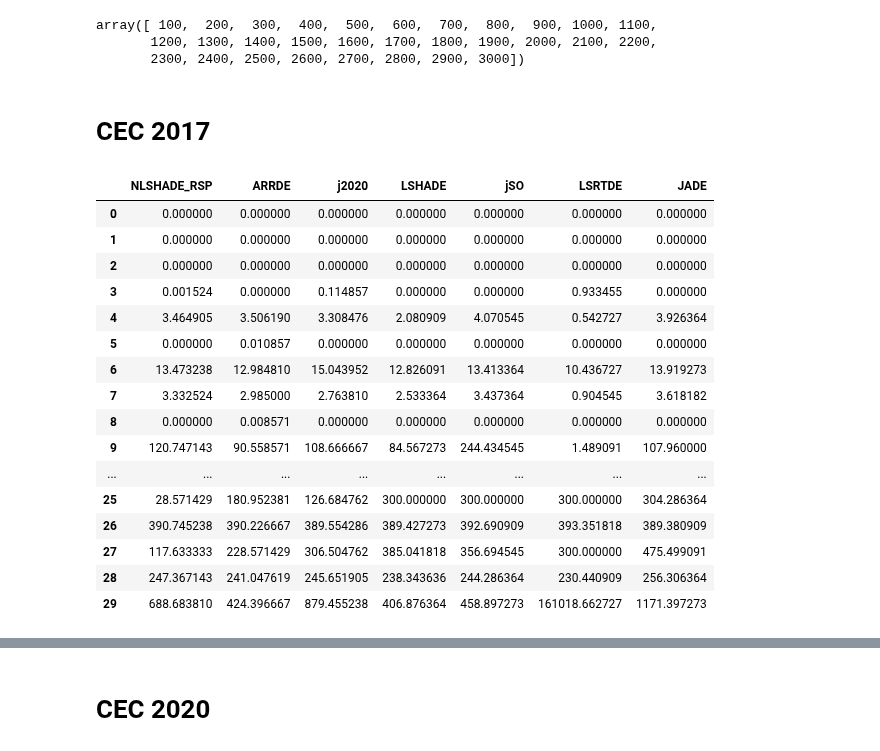
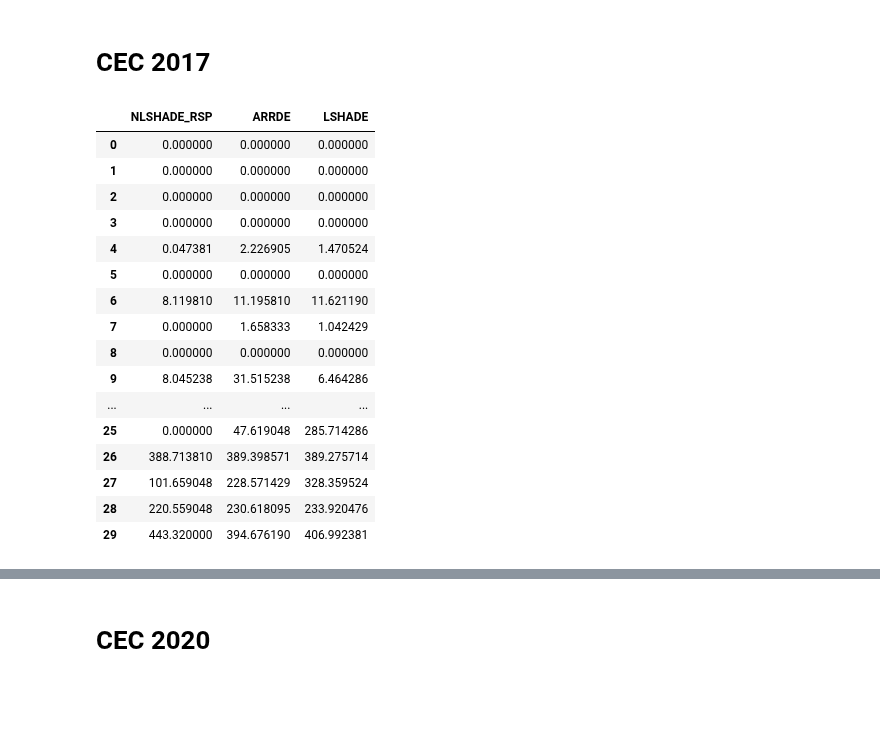
Before and after one commit to khoirulmuzakka/Minion, a Jupyter notebook: examples/cec_comp.ipynb, the cells around one changed output, grey strips where cells are left out. Saved outputs shown, nothing was run; the diff lists cells and outputs as text; code cells hidden in the pictures; blank space fills up the shorter version.

Commit message:
Updated ARRDE

```diff
--- a/examples/cec_comp.ipynb
+++ b/examples/cec_comp.ipynb
@@ -18,54 +18,51 @@ goptimum_cec17 = { i:100*i for i in range(1, 31)}
 goptimum_cec20 = np.array(list(goptimum_cec20.values()))
 goptimum_cec22 = np.array(list(goptimum_cec22.values()))
 goptimum_cec17 = np.array(list(goptimum_cec17.values()))
-goptimum_cec17
+
+resFolder = "./../bin/"
-# %% [output]
-array([ 100,  200,  300,  400,  500,  600,  700,  800,  900, 1000, 1100,
-       1200, 1300, 1400, 1500, 1600, 1700, 1800, 1900, 2000, 2100, 2200,
-       2300, 2400, 2500, 2600, 2700, 2800, 2900, 3000])
 # %% [markdown]
 # CEC 2017
 # %%
-filename = "./../bin/Release/results_2017_NLSHADE_RSP_10_100000.txt"
+filename = resFolder+"results_2017_NLSHADE_RSP_10_1000000.txt"
 data = np.loadtxt(filename, delimiter='\t')
-filename = "./../bin/Release/results_2017_ARRDE_10_100000.txt"
+filename = resFolder+"results_2017_ARRDE_10_1000000.txt"
 data1 = np.loadtxt(filename, delimiter='\t')
-filename = "./../bin/Release/results_2017_j2020_10_100000.txt"
-data2 = np.loadtxt(filename, delimiter='\t')
-filename = "./../bin/Release/results_2017_LSHADE_10_100000.txt"
+#filename = resFolder+"results_2017_j2020_10_100000.txt"
+#data2 = np.loadtxt(filename, delimiter='\t')
+filename = resFolder+"results_2017_LSHADE_10_1000000.txt"
 data3 = np.loadtxt(filename, delimiter='\t')
-filename = "./../bin/Release/results_2017_jSO_10_100000.txt"
-data4 = np.loadtxt(filename, delimiter='\t')
-filename = "./../bin/Release/results_2017_LSRTDE_10_100000.txt"
-data5 = np.loadtxt(filename, delimiter='\t')
-filename = "./../bin/Release/results_2017_JADE_10_100000.txt"
-data6 = np.loadtxt(filename, delimiter='\t')
+#filename = resFolder+"results_2017_jSO_10_100000.txt"
+#data4 = np.loadtxt(filename, delimiter='\t')
+#filename = resFolder+"results_2017_LSRTDE_10_100000.txt"
+#data5 = np.loadtxt(filename, delimiter='\t')
+#filename = resFolder+"results_2017_JADE_10_100000.txt"
+#data6 = np.loadtxt(filename, delimiter='\t')
 df = pd.DataFrame({
     "NLSHADE_RSP" : np.mean(np.abs(data-goptimum_cec17), axis=0),
     "ARRDE" : np.mean(np.abs(data1-goptimum_cec17), axis=0),
-    "j2020" : np.mean(np.abs(data2-goptimum_cec17), axis=0),
+   # "j2020" : np.mean(np.abs(data2-goptimum_cec17), axis=0),
     "LSHADE" : np.mean(np.abs(data3-goptimum_cec17), axis=0),
-    "jSO" : np.mean(np.abs(data4-goptimum_cec17), axis=0),
-    "LSRTDE" : np.mean(np.abs(data5-goptimum_cec17), axis=0),
-    "JADE" : np.mean(np.abs(data6-goptimum_cec17), axis=0)
+    #"jSO" : np.mean(np.abs(data4-goptimum_cec17), axis=0),
+    #"LSRTDE" : np.mean(np.abs(data5-goptimum_cec17), axis=0),
+    #"JADE" : np.mean(np.abs(data6-goptimum_cec17), axis=0)
     })
 df
 # %% [output]
-|  | NLSHADE_RSP | ARRDE | j2020 | LSHADE | jSO | LSRTDE | JADE |
-| 0 | 0.000000 | 0.000000 | 0.000000 | 0.000000 | 0.000000 | 0.000000 | 0.000000 |
-| 1 | 0.000000 | 0.000000 | 0.000000 | 0.000000 | 0.000000 | 0.000000 | 0.000000 |
-| 2 | 0.000000 | 0.000000 | 0.000000 | 0.000000 | 0.000000 | 0.000000 | 0.000000 |
-| 3 | 0.001524 | 0.000000 | 0.114857 | 0.000000 | 0.000000 | 0.933455 | 0.000000 |
-| 4 | 3.464905 | 3.506190 | 3.308476 | 2.080909 | 4.070545 | 0.542727 | 3.926364 |
-| 5 | 0.000000 | 0.010857 | 0.000000 | 0.000000 | 0.000000 | 0.000000 | 0.000000 |
-| 6 | 13.473238 | 12.984810 | 15.043952 | 12.826091 | 13.413364 | 10.436727 | 13.919273 |
-| 7 | 3.332524 | 2.985000 | 2.763810 | 2.533364 | 3.437364 | 0.904545 | 3.618182 |
-| 8 | 0.000000 | 0.008571 | 0.000000 | 0.000000 | 0.000000 | 0.000000 | 0.000000 |
-| 9 | 120.747143 | 90.558571 | 108.666667 | 84.567273 | 244.434545 | 1.489091 | 107.960000 |
-| ... | ... | ... | ... | ... | ... | ... | ... |
-| 25 | 28.571429 | 180.952381 | 126.684762 | 300.000000 | 300.000000 | 300.000000 | 304.286364 |
-| 26 | 390.745238 | 390.226667 | 389.554286 | 389.427273 | 392.690909 | 393.351818 | 389.380909 |
-| 27 | 117.633333 | 228.571429 | 306.504762 | 385.041818 | 356.694545 | 300.000000 | 475.499091 |
-| 28 | 247.367143 | 241.047619 | 245.651905 | 238.343636 | 244.286364 | 230.440909 | 256.306364 |
-| 29 | 688.683810 | 424.396667 | 879.455238 | 406.876364 | 458.897273 | 161018.662727 | 1171.397273 |
+|  | NLSHADE_RSP | ARRDE | LSHADE |
+| 0 | 0.000000 | 0.000000 | 0.000000 |
+| 1 | 0.000000 | 0.000000 | 0.000000 |
+| 2 | 0.000000 | 0.000000 | 0.000000 |
+| 3 | 0.000000 | 0.000000 | 0.000000 |
+| 4 | 0.047381 | 2.226905 | 1.470524 |
+| 5 | 0.000000 | 0.000000 | 0.000000 |
+| 6 | 8.119810 | 11.195810 | 11.621190 |
+| 7 | 0.000000 | 1.658333 | 1.042429 |
+| 8 | 0.000000 | 0.000000 | 0.000000 |
+| 9 | 8.045238 | 31.515238 | 6.464286 |
+| ... | ... | ... | ... |
+| 25 | 0.000000 | 47.619048 | 285.714286 |
+| 26 | 388.713810 | 389.398571 | 389.275714 |
+| 27 | 101.659048 | 228.571429 | 328.359524 |
+| 28 | 220.559048 | 230.618095 | 233.920476 |
+| 29 | 443.320000 | 394.676190 | 406.992381 |
 # %%
```
Also changed, not shown: parts of 9 cells of this notebook, 4 other files.
